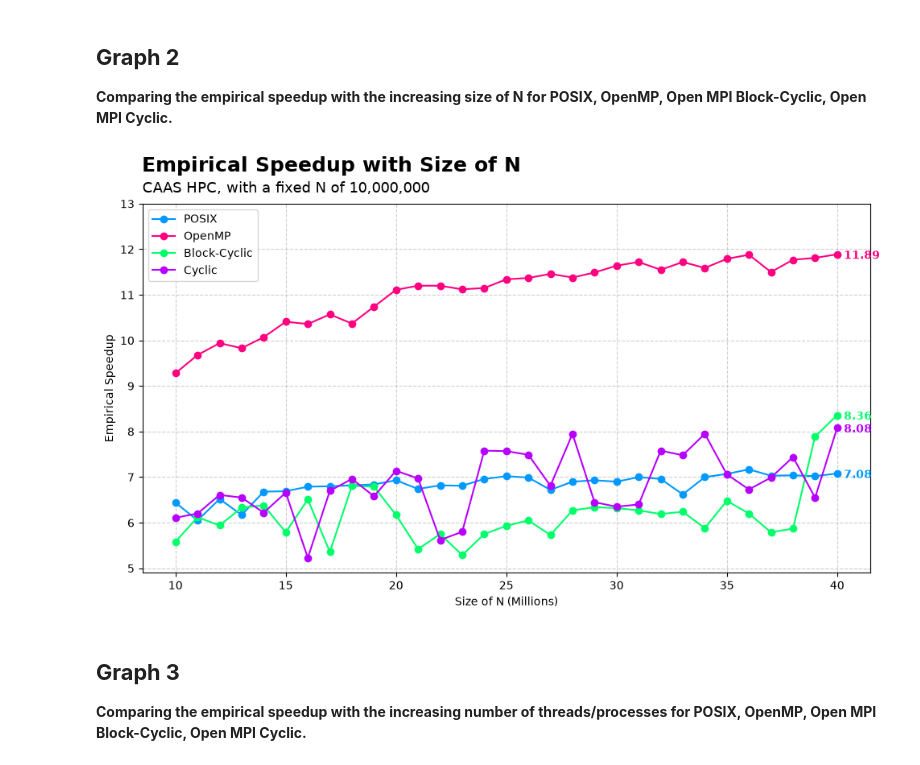
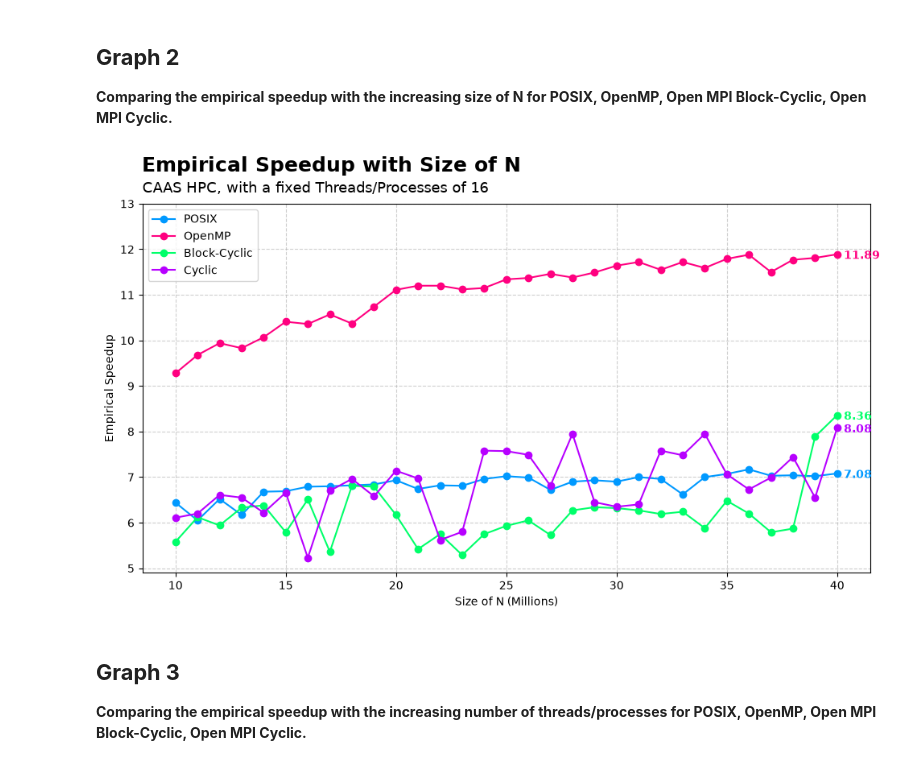
Before and after one commit to sshe0113/FIT3143_lab01, a Jupyter notebook: Lab 02/graph/caas_graph.ipynb, the cells around one changed output. Drawn from its saved outputs; the diff is of its cells as text; code cells hidden in the pictures.

```diff
--- a/Lab 02/graph/caas_graph.ipynb
+++ b/Lab 02/graph/caas_graph.ipynb
@@ -222,35 +222,35 @@ for idx, (excel_col, legend_label) in enumerate(categories.items()):
         last_x = x_values.iloc[-1]
         last_y = y_values.iloc[-1]
 
         plt.annotate(f'{last_y:.2f}',
                      xy=(last_x, last_y),
                      xytext=(6, -4), # Offset slightly to the right
                      textcoords='offset points',
                      color=colors[idx],
                      fontweight='bold')
 
 # Formatting Titles (Aligned to the left)
 plt.suptitle("Empirical Speedup with Size of N", fontweight='bold', fontsize=18, x=.062, y=.96, ha='left')
-plt.title("CAAS HPC, with a fixed N of 10,000,000", fontsize=13, pad=10, loc='left')
+plt.title("CAAS HPC, with a fixed Threads/Processes of 16", fontsize=13, pad=10, loc='left')
 
 # Axis labels and legend
 plt.xlabel("Size of N (Millions)")
 plt.ylabel("Empirical Speedup")
 plt.legend()
 
 # Set X-axis ticks exactly to 10, 15, 20, 25, 30, 35, 40
 plt.xticks(range(10, 41, 5))
 
 # Set Y-axis limit so the max is 12 (starts at 0 by default, adjusting top only)
 plt.ylim(top=13)
 
 # Display grid and show plot
 plt.grid(True, linestyle='--', alpha=0.6)
 plt.tight_layout()
 plt.savefig("task1_eSpeedup_N.png", dpi=300)
 plt.show()
 # %% [output]
-[figure, old version]
+[figure, new version]
 # %% [markdown]
 ## **Graph 3**
 **Comparing the empirical speedup with the increasing number of threads/processes for POSIX, OpenMP, Open MPI Block-Cyclic, Open MPI Cyclic.**
```
Also changed, not shown: parts of 5 cells of this notebook, 4 other files.
